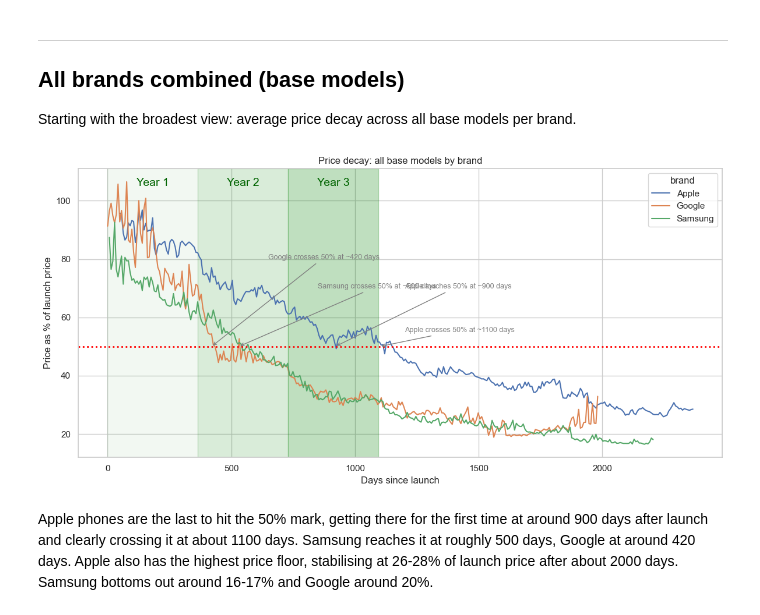
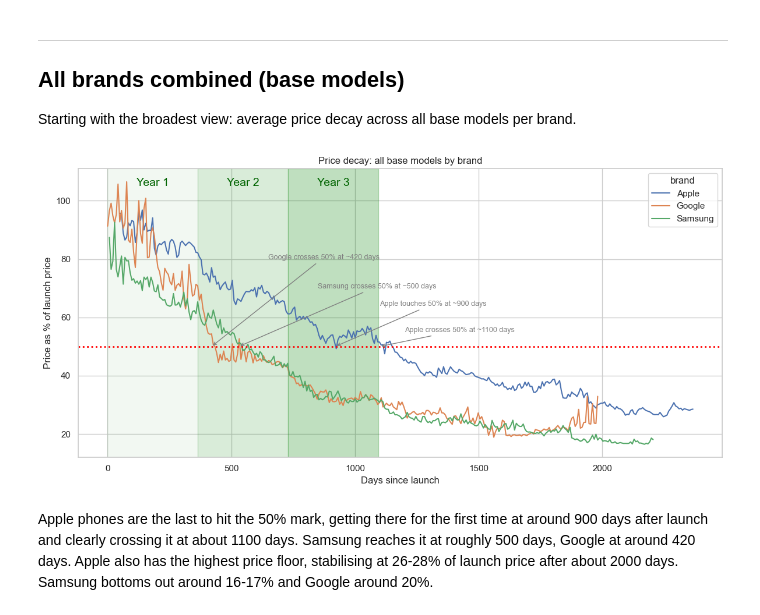
Before and after one commit to ady7ady7/python_agentic_learning, a Jupyter notebook: project1_phones_sales_analytics/notebooks/08_final_project_sns.ipynb, the cells around one changed output. Saved outputs shown, nothing was run; the diff lists cells and outputs as text; code cells hidden in the pictures.

```diff
--- a/project1_phones_sales_analytics/notebooks/08_final_project_sns.ipynb
+++ b/project1_phones_sales_analytics/notebooks/08_final_project_sns.ipynb
@@ -427,32 +427,32 @@ Starting with the broadest view: average price decay across all base models per
 # %%
 base_combined_df = df[df['tier'] == 'Base']
 all_brands_decay_df = base_combined_df.groupby(['brand', 'days_rounded'])['price_pct_of_launch'].mean().reset_index()
 
 fig, ax = plt.subplots(figsize=(12, 6))
 sns.lineplot(data=all_brands_decay_df, x='days_rounded', y='price_pct_of_launch', hue='brand', ax=ax)
 ax.axhline(50, color='red', linestyle='dotted', linewidth=2)
 ax.set_title('Price decay: all base models by brand')
 ax.set_xlabel('Days since launch')
 ax.set_ylabel('Price as % of launch price')
 plt.tight_layout()
 
 plt.axvspan(0, 365, alpha=0.05, color='green')
 plt.axvspan(365, 730, alpha=0.15, color='green')
 plt.axvspan(730, 1095, alpha=0.25, color='green')
 plt.text(182, 105, 'Year 1', fontsize=14, color='darkgreen', ha='center')
 plt.text(547, 105, 'Year 2', fontsize=14, color='darkgreen', ha='center')
 plt.text(912, 105, 'Year 3', fontsize=14, color='darkgreen', ha='center')
 
 plt.annotate('Samsung crosses 50% at ~500 days', xy=(530, 50), xytext=(850, 70),
     arrowprops=dict(arrowstyle='->', color='gray'), fontsize=9, color='gray')
-plt.annotate('Apple touches 50% at ~900 days', xy=(920, 50), xytext=(1200, 70),
+plt.annotate('Apple touches 50% at ~900 days', xy=(920, 50), xytext=(1100, 64),
     arrowprops=dict(arrowstyle='->', color='gray'), fontsize=9, color='gray')
 plt.annotate('Apple crosses 50% at ~1100 days', xy=(1100, 50), xytext=(1200, 55),
     arrowprops=dict(arrowstyle='->', color='gray'), fontsize=9, color='gray')
 plt.annotate('Google crosses 50% at ~420 days', xy=(420, 50), xytext=(650, 80),
     arrowprops=dict(arrowstyle='->', color='gray'), fontsize=9, color='gray')
 plt.show()
 # %% [output]
-[figure, old version]
+[figure, new version]
 # %% [markdown]
 Apple phones are the last to hit the 50% mark, getting there for the first time at around 900 days after launch and clearly crossing it at about 1100 days. Samsung reaches it at roughly 500 days, Google at around 420 days. Apple also has the highest price floor, stabilising at 26-28% of launch price after about 2000 days. Samsung bottoms out around 16-17% and Google around 20%.
```
Also changed, not shown: parts of 22 cells of this notebook, 2 other files.
